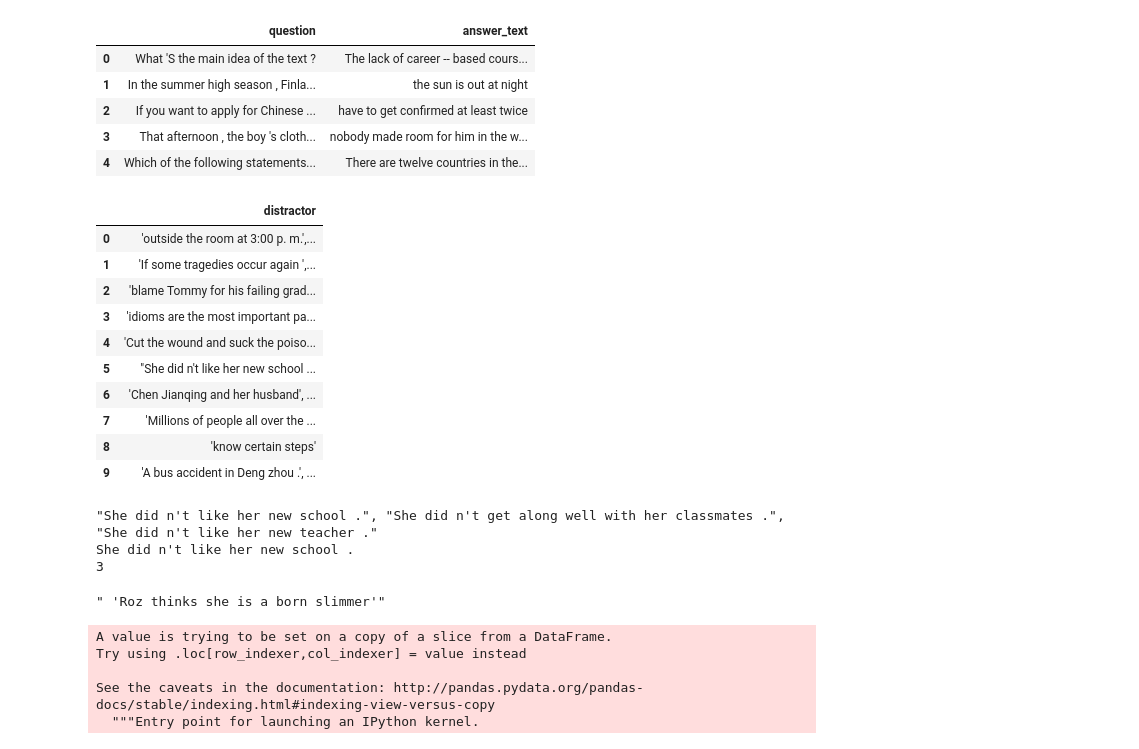
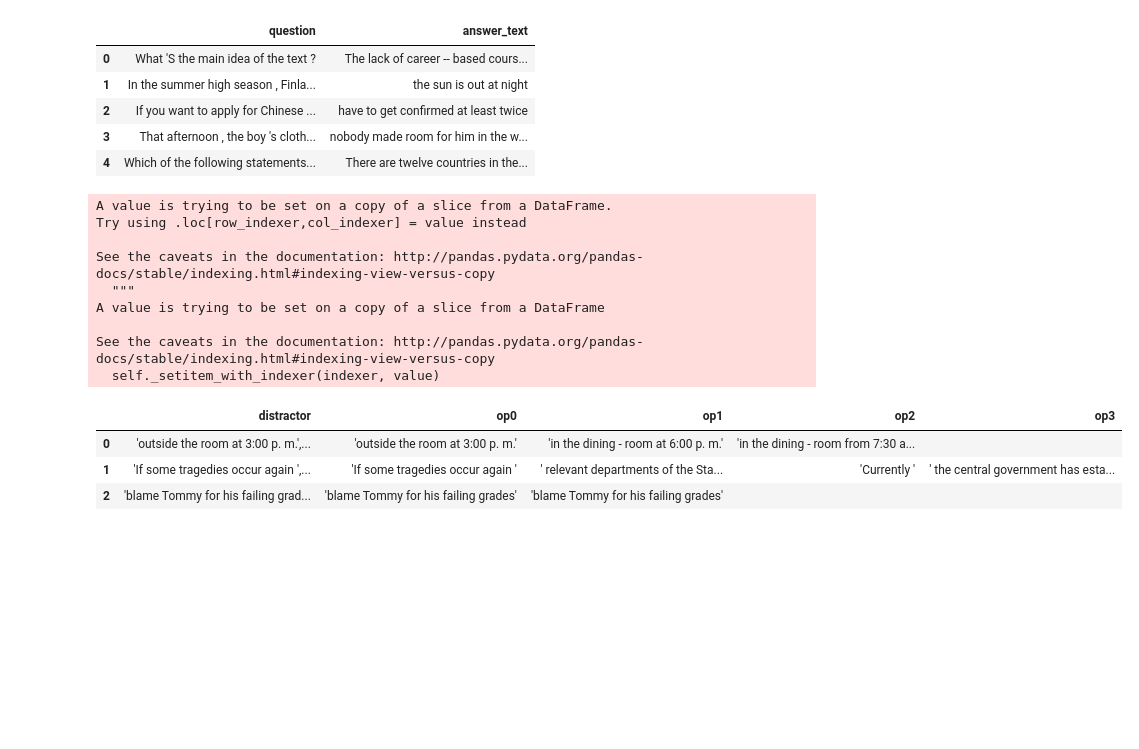
Before and after one commit to RohitPatilRRP/valueLabs, a Jupyter notebook: valueLabs.ipynb, the cells around one changed output. Saved outputs shown, nothing was run; the diff lists cells and outputs as text; code cells hidden in the pictures; blank space fills up the shorter version.

```diff
--- a/valueLabs.ipynb
+++ b/valueLabs.ipynb
@@ -44,43 +44,39 @@ x_train = train.iloc[:,0:2]
 y_train  = train.iloc[:,2:3]
 x_test = train.iloc[:,0:2]
 y_test  = train.iloc[:,2:3]
+# %%
+import re
+import csv
+
+def createY(y):
+  y['op0'] = np.nan
+  y['op1'] = np.nan
+  y['op2'] = np.nan
+  y['op3'] = np.nan
+  for i in range(0,len(y['distractor'])):
+    cStr = y['distractor'].iloc[i]
+    newStr = ['{}'.format(x) for x in list(csv.reader([cStr], delimiter=',', quotechar='"'))[0]]
+    y['op0'].iloc[i] = newStr[0] if len(newStr) >= 1 else ""
+    y['op1'].iloc[i] = newStr[1] if len(newStr) >= 2 else ""
+    y['op2'].iloc[i] = newStr[2] if len(newStr) >= 3 else ""
+    y['op3'].iloc[i] = newStr[3] if len(newStr) >= 4 else ""
+  return y
+# %%
+y_train = createY(y_train)
+# %% [output]
+A value is trying to be set on a copy of a slice from a DataFrame.
+Try using .loc[row_indexer,col_indexer] = value instead
+
+See the caveats in the documentation: http://pandas.pydata.org/pandas-docs/stable/indexing.html#indexing-view-versus-copy
+  """
+A value is trying to be set on a copy of a slice from a DataFrame
+
+See the caveats in the documentation: http://pandas.pydata.org/pandas-docs/stable/indexing.html#indexing-view-versus-copy
+  self._setitem_with_indexer(indexer, value)
 # %%
-y_train.head(10)
+y_train.head(3)
 # %% [output]
-|  | distractor |
-| 0 | 'outside the room at 3:00 p. m.',... |
-| 1 | 'If some tragedies occur again ',... |
-| 2 | 'blame Tommy for his failing grad... |
-| 3 | 'idioms are the most important pa... |
-| 4 | 'Cut the wound and suck the poiso... |
-| 5 | "She did n't like her new school ... |
-| 6 | 'Chen Jianqing and her husband', ... |
-| 7 | 'Millions of people all over the ... |
-| 8 | 'know certain steps' |
-| 9 | 'A bus accident in Deng zhou .', ... |
+|  | distractor | op0 | op1 | op2 | op3 |
+| 0 | 'outside the room at 3:00 p. m.',... | 'outside the room at 3:00 p. m.' | 'in the dining - room at 6:00 p. m.' | 'in the dining - room from 7:30 a... |  |
+| 1 | 'If some tragedies occur again ',... | 'If some tragedies occur again ' | ' relevant departments of the Sta... | 'Currently ' | ' the central government has esta... |
+| 2 | 'blame Tommy for his failing grad... | 'blame Tommy for his failing grades' | 'blame Tommy for his failing grades' |  |  |
-# %%
-import csv
-cStr = y_train['distractor'].iloc[5]
-newStr = [ '{}'.format(x) for x in list(csv.reader([cStr], delimiter=',', quotechar='"'))[0] ]
-print(y_train['distractor'].iloc[5])
-print (newStr[0])
-print(len(newStr))
-# %% [output]
-"She did n't like her new school .", "She did n't get along well with her classmates .", "She did n't like her new teacher ."
-She did n't like her new school .
-3
-# %%
-y_train['distractor'].iloc[27].split(",")[1]
-# %% [output]
-" 'Roz thinks she is a born slimmer'"
-# %%
-y_train['op0'] = pd.Series(np.random.randn(len(y_train['distractor'])), index=y_train['distractor'].index)
-y_train['op1'] = pd.Series(np.random.randn(len(y_train['distractor'])), index=y_train['distractor'].index)
-y_train['op2'] = pd.Series(np.random.randn(len(y_train['distractor'])), index=y_train['distractor'].index)
-y_train['op3'] = pd.Series(np.random.randn(len(y_train['distractor'])), index=y_train['distractor'].index)
-# %% [output]
-A value is trying to be set on a copy of a slice from a DataFrame.
-Try using .loc[row_indexer,col_indexer] = value instead
-
-See the caveats in the documentation: http://pandas.pydata.org/pandas-docs/stable/indexing.html#indexing-view-versus-copy
-  """Entry point for launching an IPython kernel.
```
Also changed, not shown: parts of 20 cells of this notebook.
